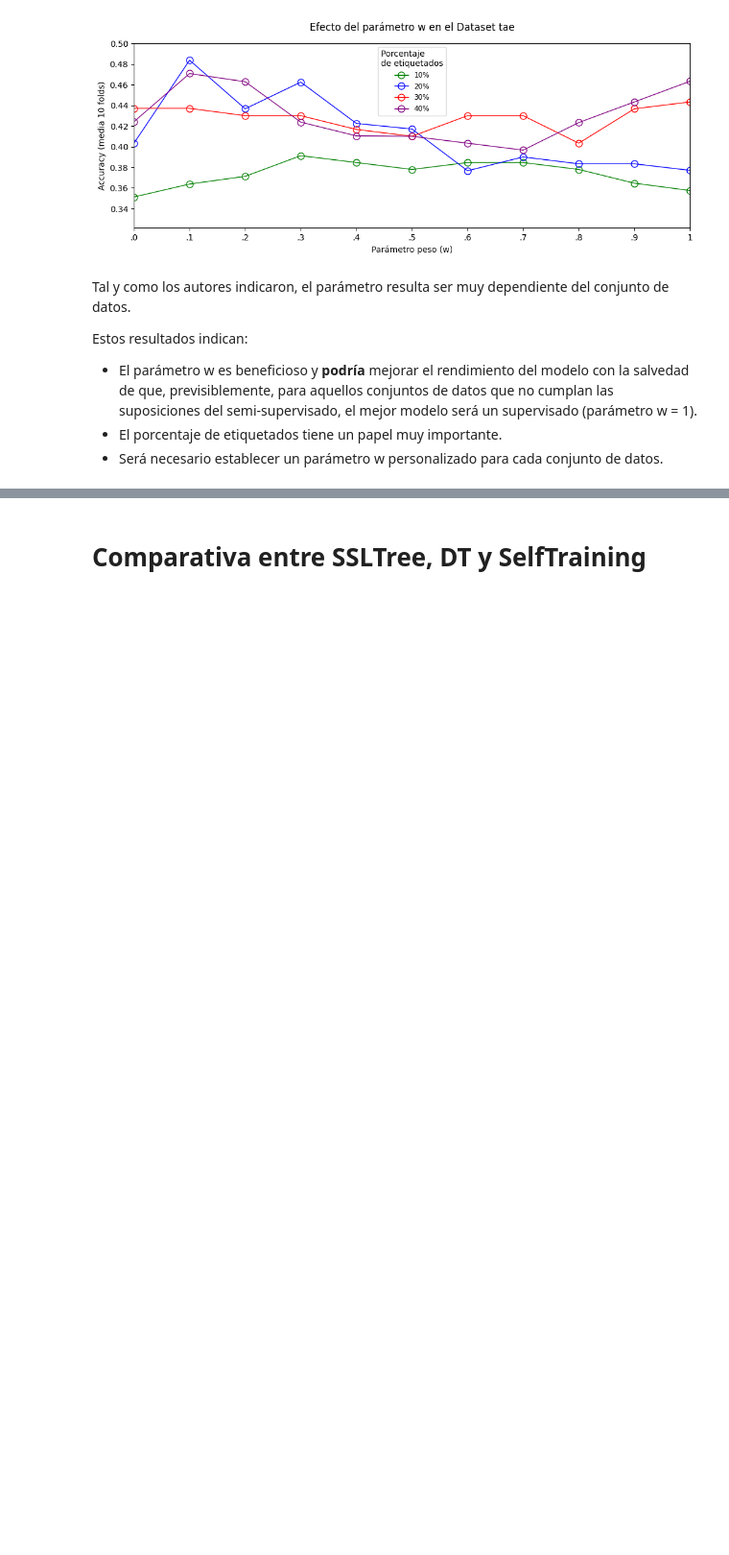
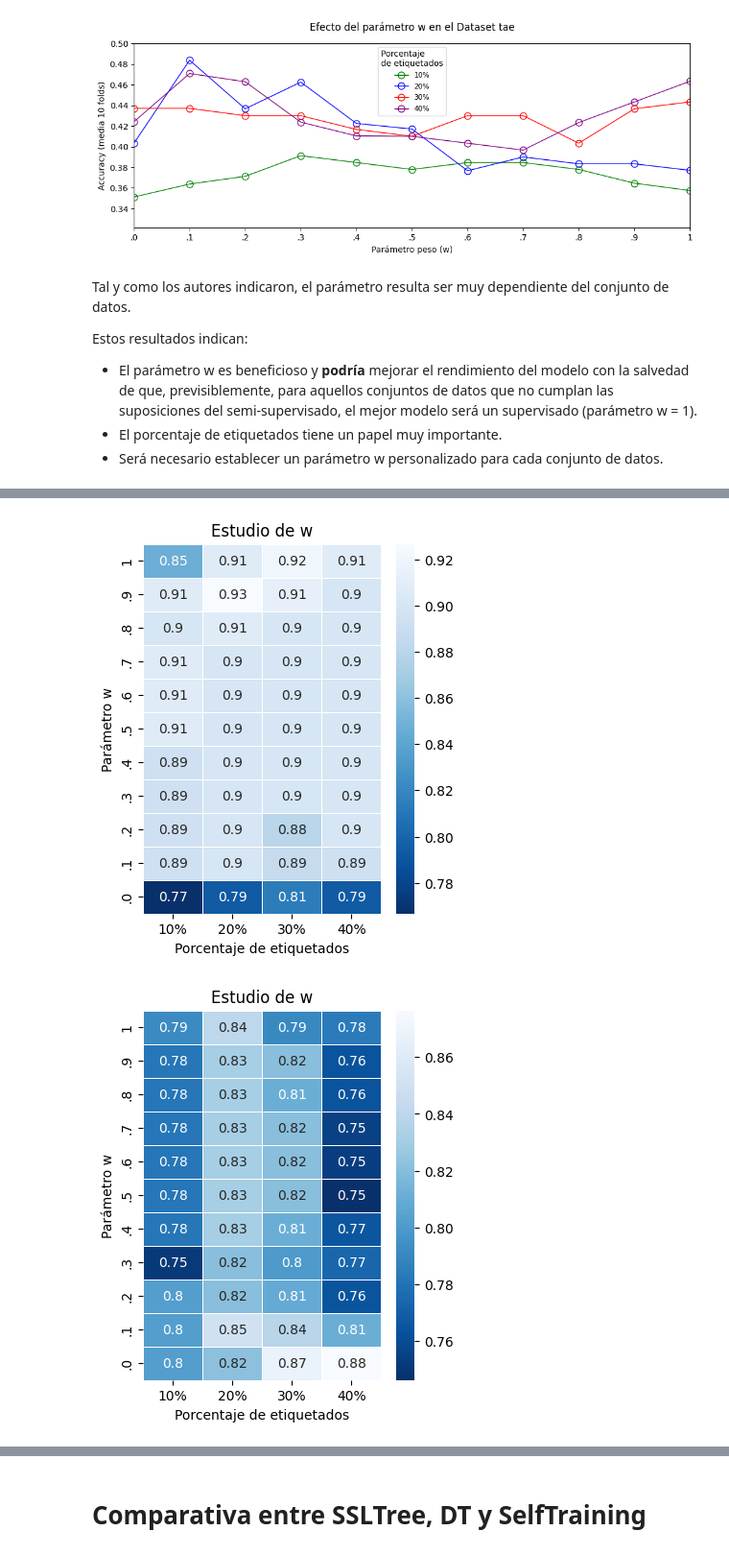
Before and after one commit to dmacha27/TFM-VIU, a Jupyter notebook: metodos/SSLTree/check_ssltree.ipynb, the cells around one changed output, grey strips where cells are left out. Shown at 96% size. Drawn from its saved outputs; the diff is of its cells as text; code cells hidden in the pictures; blank space fills up the shorter version.

Commit message:
Añadir experimentación parámetro w
Para la experimentación de w se va a realizar un ranking de todos los datset que se van a probar.

```diff
--- a/metodos/SSLTree/check_ssltree.ipynb
+++ b/metodos/SSLTree/check_ssltree.ipynb
@@ -3,6 +3,7 @@ import math
 import numpy as np
 import pandas as pd
 import matplotlib.pyplot as plt
+import seaborn as sns
 
 from sklearn.metrics import accuracy_score
 from sklearn.semi_supervised import SelfTrainingClassifier
@@ -125,12 +126,11 @@ def cross_val(name, p_unlabeled="20"):
 
 def estudio_w(name):
     accuracies_ssl = []
-    accuracies_dt = []
 
     w_values = np.arange(0, 1.1, 0.1)
 
     for i, p_unlabeled in enumerate(["10", "20", "30", "40"]):
-
+        acc = []
         for w in w_values:
             run_scores = []
 
@@ -143,11 +143,12 @@ def estudio_w(name):
                 run_scores.append(
                     accuracy_score(test_data.iloc[:, -1].values, my_tree.predict(test_data.iloc[:, :-1].values)))
 
-            accuracies_ssl.append(np.mean(run_scores))
+            acc.append(np.mean(run_scores))
 
+        accuracies_ssl.append(acc)
         print(p_unlabeled, "- DONE")
 
-    return accuracies_ssl, accuracies_dt
+    return np.array(accuracies_ssl)
 
 
 def plot_estudio_w_expandido(accuracies, name):
@@ -159,7 +160,7 @@ def plot_estudio_w_expandido(accuracies, name):
     ax.plot(
         [0, 1, 2, 3, 4, 5, 6, 7, 8, 9, 10, 10, 11, 12, 13, 14, 15, 16, 17, 18, 19, 20, 20, 21, 22, 23, 24, 25, 26, 27,
          28, 29, 30, 30, 31, 32, 33, 34, 35, 36, 37, 38, 39, 40]
-        , accuracies, marker='o', markerfacecolor='none', linestyle='-', color='red', markersize=8, linewidth=1)
+        , np.ravel(accuracies), marker='o', markerfacecolor='none', linestyle='-', color='red', markersize=8, linewidth=1)
 
     plt.axvline(x=10, color='g', linestyle='-.')
     plt.axvline(x=20, color='g', linestyle='-.')
@@ -184,6 +185,7 @@ def plot_estudio_w_expandido(accuracies, name):
 
 
 def plot_estudio_w(accuracies, name):
+    accuracies = np.ravel(accuracies)
     fig, ax = plt.subplots(figsize=(12, 4))
     plt.xlim(0, 10)
     plt.ylim(min(accuracies) - 0.03, math.ceil((max(accuracies) + 0.01) * 100) / 100)
@@ -254,0 +319,20 @@ Estos resultados indican:
+# %%
+def w_heatmap(matrix, less_better=False):
+    w_labels = ['1', '.9', '.8', '.7', '.6', '.5', '.4', '.3', '.2', '.1', '.0']
+    percentage = ["10%", "20%", "30%", "40%"]
+
+    plt.figure(figsize=(4, 5))  # Tamaño ajustado
+    sns.heatmap(np.flip(matrix, axis=0), cmap='Blues' if less_better else 'Blues_r' ,linewidths=0.5, annot=True, annot_kws={"size": 10},
+                xticklabels=percentage, yticklabels=w_labels)
+
+    plt.title('Estudio de w')
+    plt.ylabel('Parámetro w')
+    plt.xlabel('Porcentaje de etiquetados')
+
+    plt.show()
+
+    plt.show()
+# %%
+all_matrix = []
+for name in names:
+    all_matrix.append(estudio_w(name).T)
@@ -254,0 +352,6 @@ Estos resultados indican:
+# %%
+for a in all_matrix:
+    w_heatmap(a)
+# %% [output]
+[figure, added]
+[figure, added]
```
Also changed, not shown: parts of 8 cells of this notebook, 1 other file.
